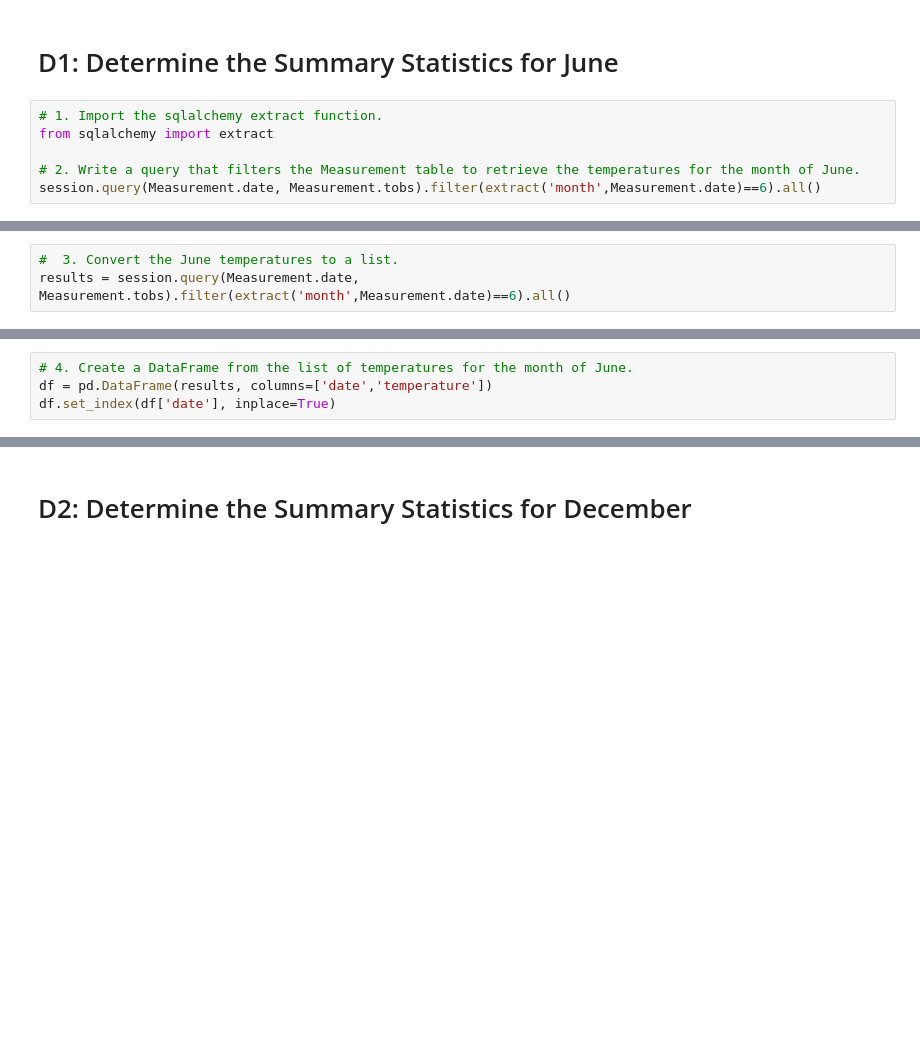
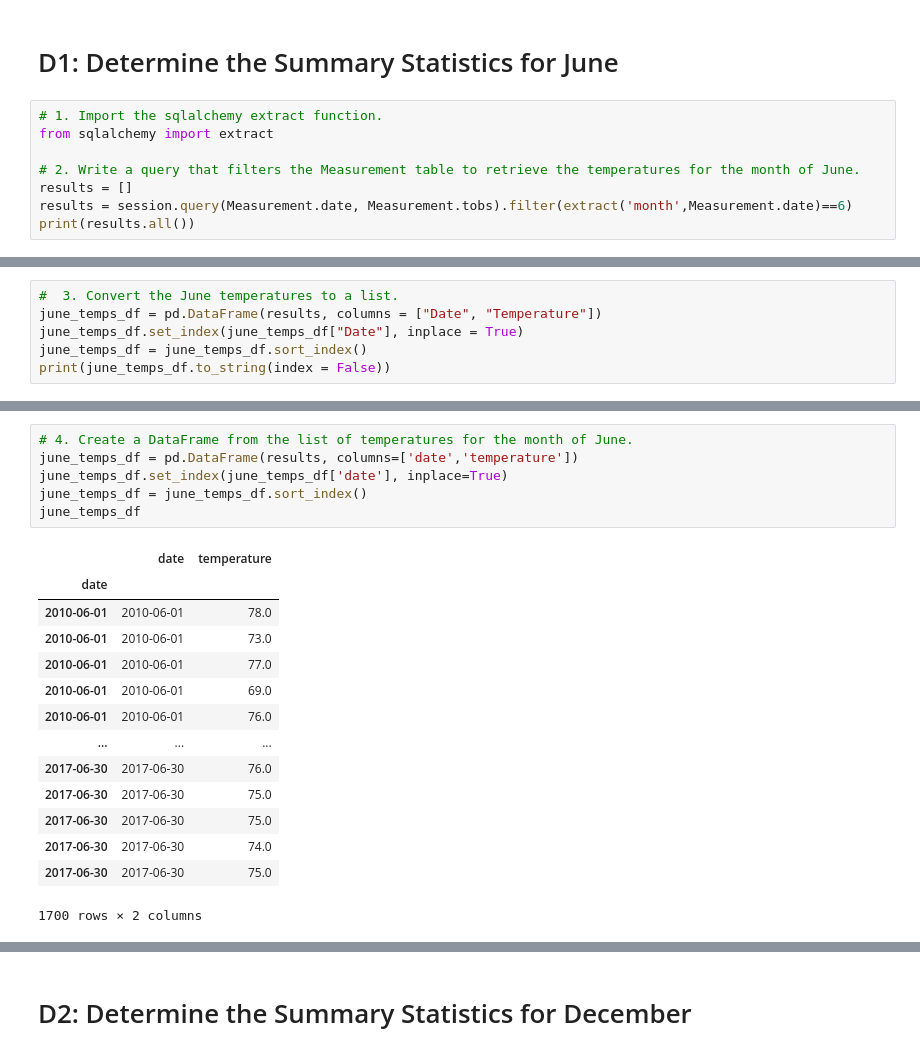
Before and after one commit to DennisPSmith5676/surfs_up, a Jupyter notebook: SurfsUp_Challenge.ipynb, the cells around one changed output, grey strips where cells are left out. Saved outputs shown, nothing was run; the diff lists cells and outputs as text; blank space fills up the shorter version.

```diff
--- a/SurfsUp_Challenge.ipynb
+++ b/SurfsUp_Challenge.ipynb
@@ -28,5 +29,7 @@ session = Session(engine)
 from sqlalchemy import extract
 
 # 2. Write a query that filters the Measurement table to retrieve the temperatures for the month of June.
-session.query(Measurement.date, Measurement.tobs).filter(extract('month',Measurement.date)==6).all()
+results = []
+results = session.query(Measurement.date, Measurement.tobs).filter(extract('month',Measurement.date)==6)
+print(results.all())
 # %% [output]
@@ -50,3 +37,6 @@ session.query(Measurement.date, Measurement.tobs).filter(extract('month',Measure
 # %%
 #  3. Convert the June temperatures to a list.
-results = session.query(Measurement.date, Measurement.tobs).filter(extract('month',Measurement.date)==6).all()
+june_temps_df = pd.DataFrame(results, columns = ["Date", "Temperature"])
+june_temps_df.set_index(june_temps_df["Date"], inplace = True)
+june_temps_df = june_temps_df.sort_index()
+print(june_temps_df.to_string(index = False))
@@ -53,6 +61,23 @@ results = session.query(Measurement.date, Measurement.tobs).filter(extract('mont
 # %%
 # 4. Create a DataFrame from the list of temperatures for the month of June.
-df = pd.DataFrame(results, columns=['date','temperature'])
-df.set_index(df['date'], inplace=True)
+june_temps_df = pd.DataFrame(results, columns=['date','temperature'])
+june_temps_df.set_index(june_temps_df['date'], inplace=True)
+june_temps_df = june_temps_df.sort_index()
+june_temps_df
+# %% [output]
+|  | date | temperature |
+| date |  |  |
+| 2010-06-01 | 2010-06-01 | 78.0 |
+| 2010-06-01 | 2010-06-01 | 73.0 |
+| 2010-06-01 | 2010-06-01 | 77.0 |
+| 2010-06-01 | 2010-06-01 | 69.0 |
+| 2010-06-01 | 2010-06-01 | 76.0 |
+| ... | ... | ... |
+| 2017-06-30 | 2017-06-30 | 76.0 |
+| 2017-06-30 | 2017-06-30 | 75.0 |
+| 2017-06-30 | 2017-06-30 | 75.0 |
+| 2017-06-30 | 2017-06-30 | 74.0 |
+| 2017-06-30 | 2017-06-30 | 75.0 |
+1700 rows × 2 columns
 # %%
 # 5. Calculate and print out the summary statistics for the June temperature DataFrame.
```
Also changed, not shown: parts of 8 cells of this notebook, 9 other files.
